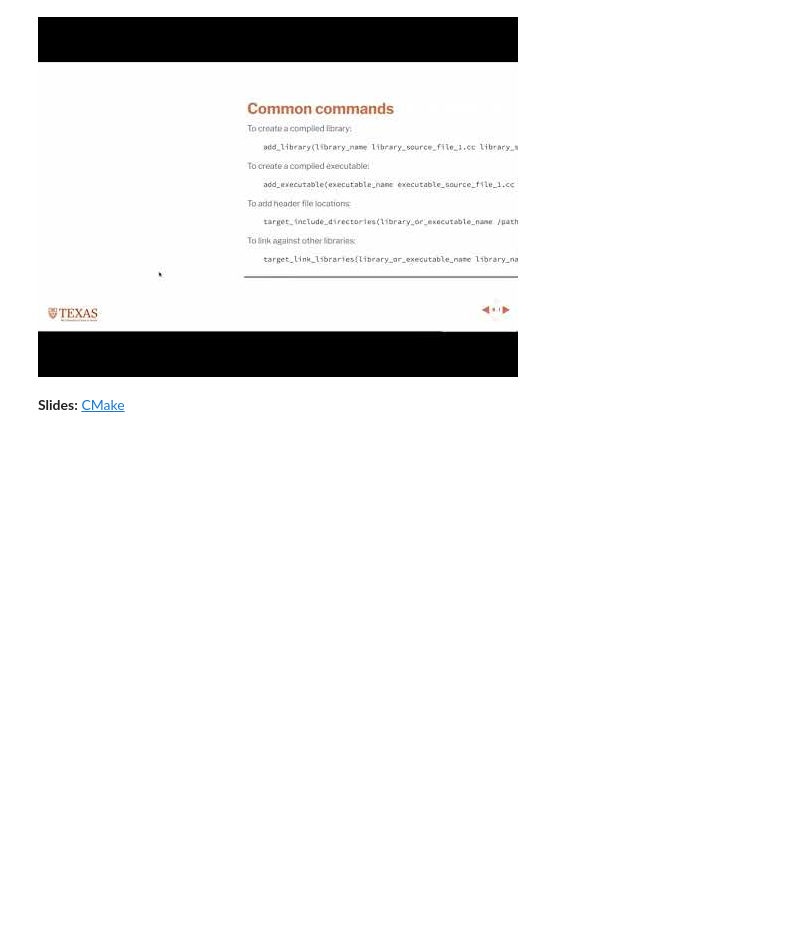
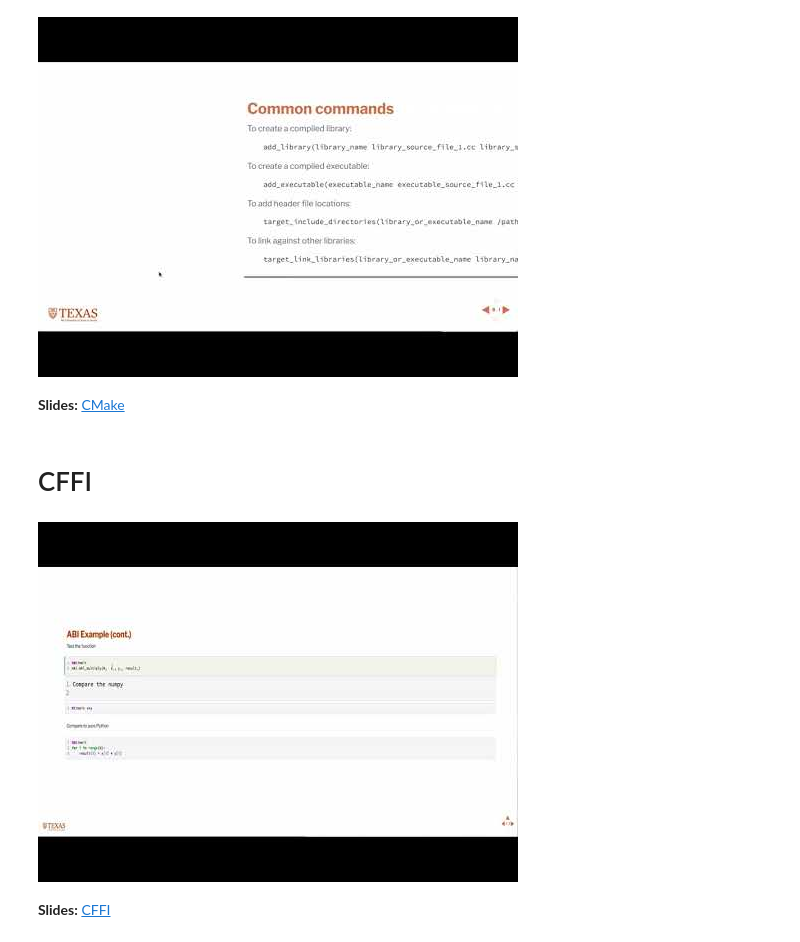
Before and after one commit to PGE383-HPC/live_lectures, a Jupyter notebook: index-rise.ipynb, the cells around one changed output. Drawn from its saved outputs; the diff is of its cells as text; code cells hidden in the pictures; blank space fills up the shorter version.

Commit message:
Add CFFI lecture

```diff
--- a/index-rise.ipynb
+++ b/index-rise.ipynb
@@ -184,7 +184,15 @@ YouTubeVideo('1marFAayuDQ')
 # %% [output]
 [figure]
 # %% [markdown]
-**Slides:** [CMake](Cmake-rise.ipynb)
+**Slides:** [CMake](CMake-rise.ipynb)
+# %% [markdown]
+# CFFI
+# %%
+YouTubeVideo('EhavJLpGNGM')
+# %% [output]
+[figure, added]
+# %% [markdown]
+**Slides:** [CFFI](CFFI-rise.ipynb)
 # %%
 %%javascript
 function hideElements(elements, start) {
```
Also changed, not shown: 2 other files.
